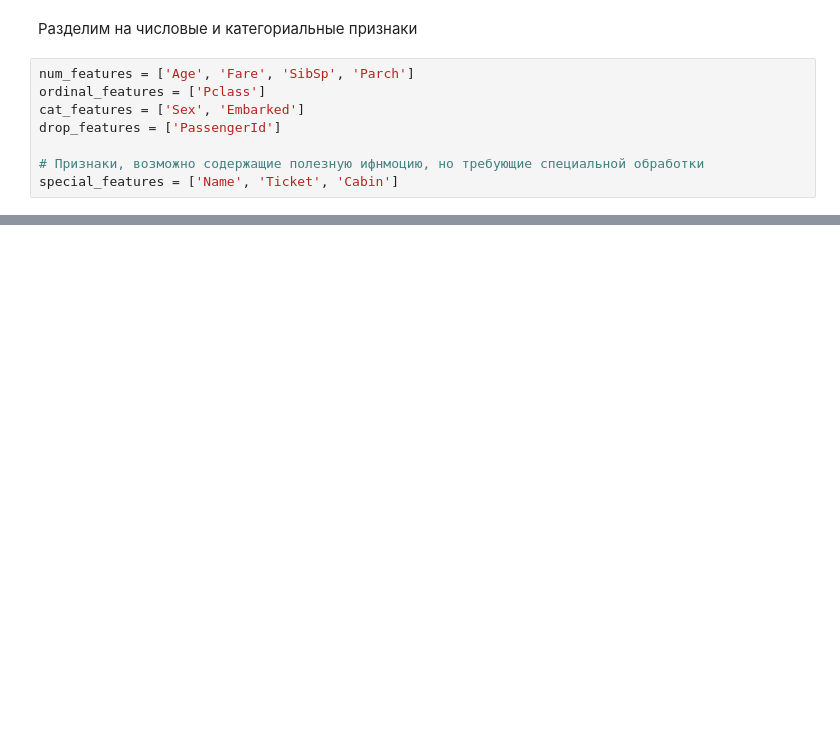
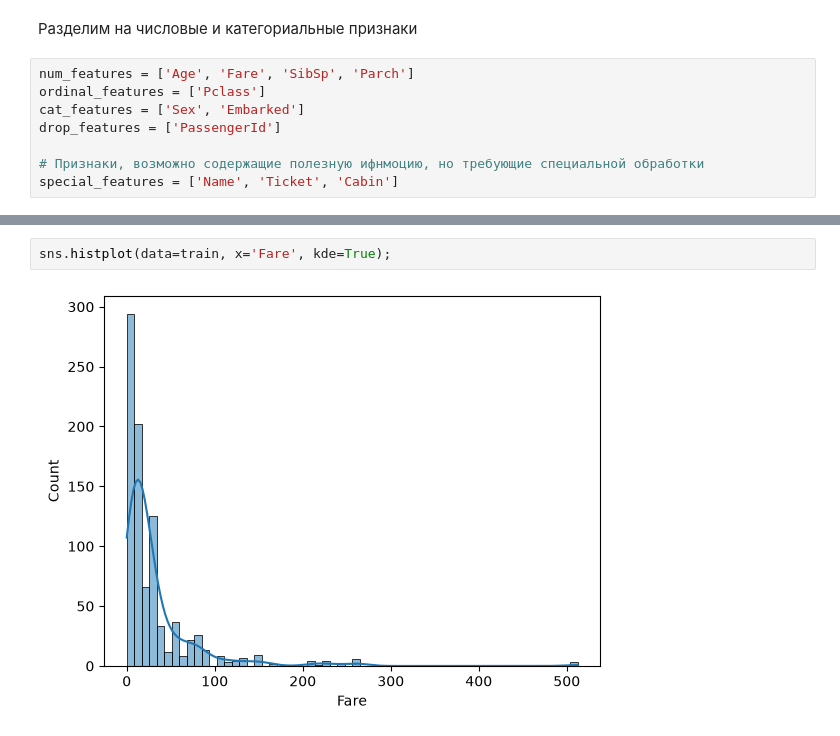
Before and after one commit to tirnish/titanic-ml, a Jupyter notebook: notebooks/01_eda.ipynb, the cells around one changed output, grey strips where cells are left out. Cells and saved outputs as stored; diff of their text form; blank space fills up the shorter version.

```diff
--- a/notebooks/01_eda.ipynb
+++ b/notebooks/01_eda.ipynb
@@ -109,0 +258,4 @@ special_features = ['Name', 'Ticket', 'Cabin']
+# %%
+sns.histplot(data=train, x='Fare', kde=True);
+# %% [output]
+[figure, added]
```
Also changed, not shown: parts of 47 cells of this notebook, 1 other file.
